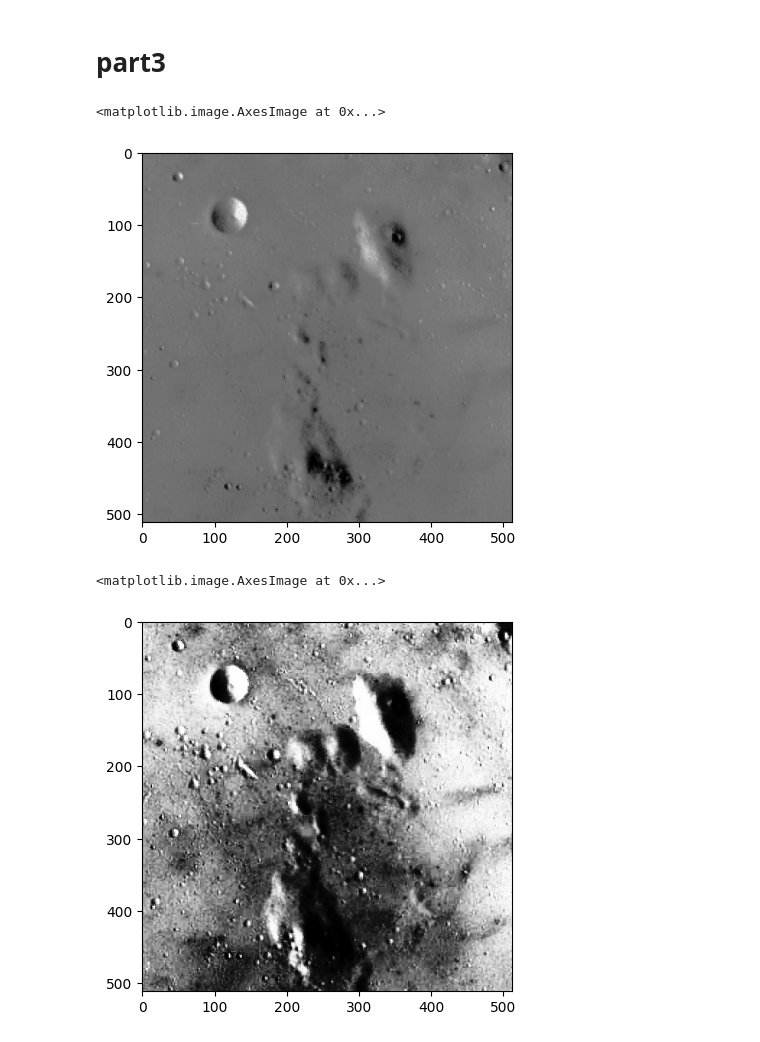
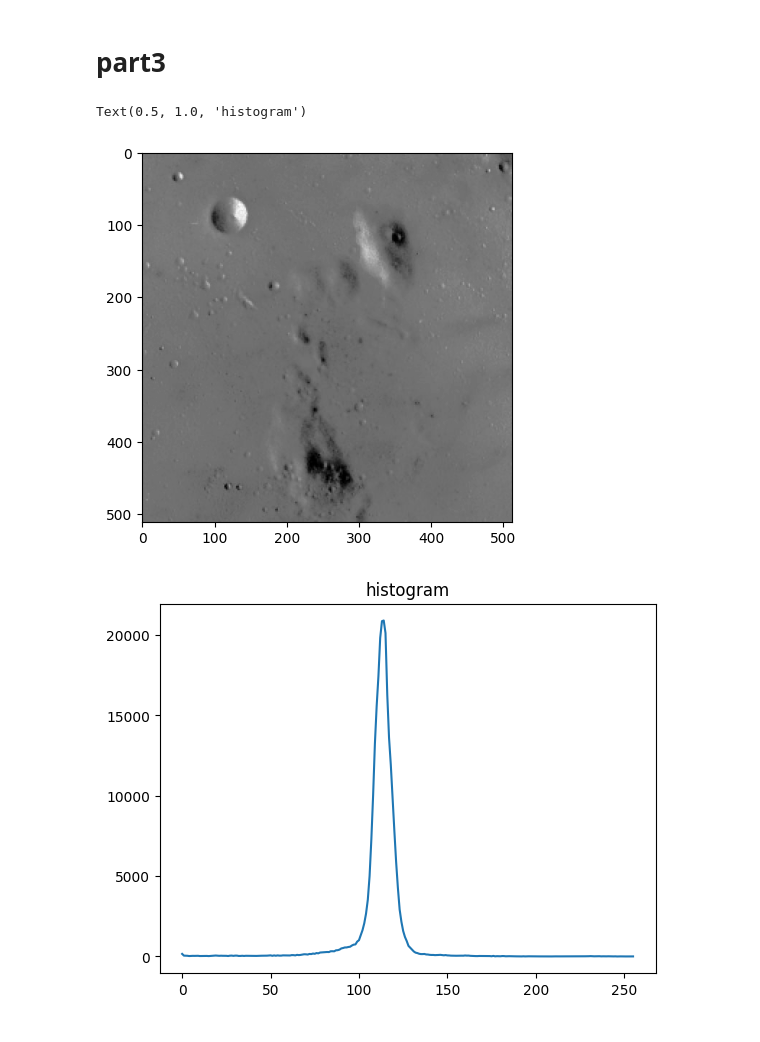
Before and after one commit to mhhasani/computer-vision, a Jupyter notebook: HW1/Q3.ipynb, the cells around one changed output. Drawn from its saved outputs; the diff is of its cells as text; code cells hidden in the pictures.

```diff
--- a/HW1/Q3.ipynb
+++ b/HW1/Q3.ipynb
@@ -71,13 +84,13 @@ Text(0.5, 1.0, 'new histogram')
 # %%
 # first read the image and show it.(image2)
 image2 = cv2.imread('Q3_image/image2.jpg',0)
 plt.imshow(image2,cmap='gray',vmin=0,vmax=255)
+# show histogram of image2
+plt.figure()
+hist = calc_hist(image2)
+plt.plot(hist)
+plt.title('histogram')
 # %% [output]
-<matplotlib.image.AxesImage at 0x...>
+Text(0.5, 1.0, 'histogram')
 [figure]
+[figure, added]
-# %%
-#use stretch function to improve quality of the image and show it
-plt.imshow(stretch_hist(image2),cmap='gray',vmin=0,vmax=255)
-# %% [output]
-<matplotlib.image.AxesImage at 0x...>
-[figure, removed]
```
Also changed, not shown: parts of 10 cells of this notebook.
